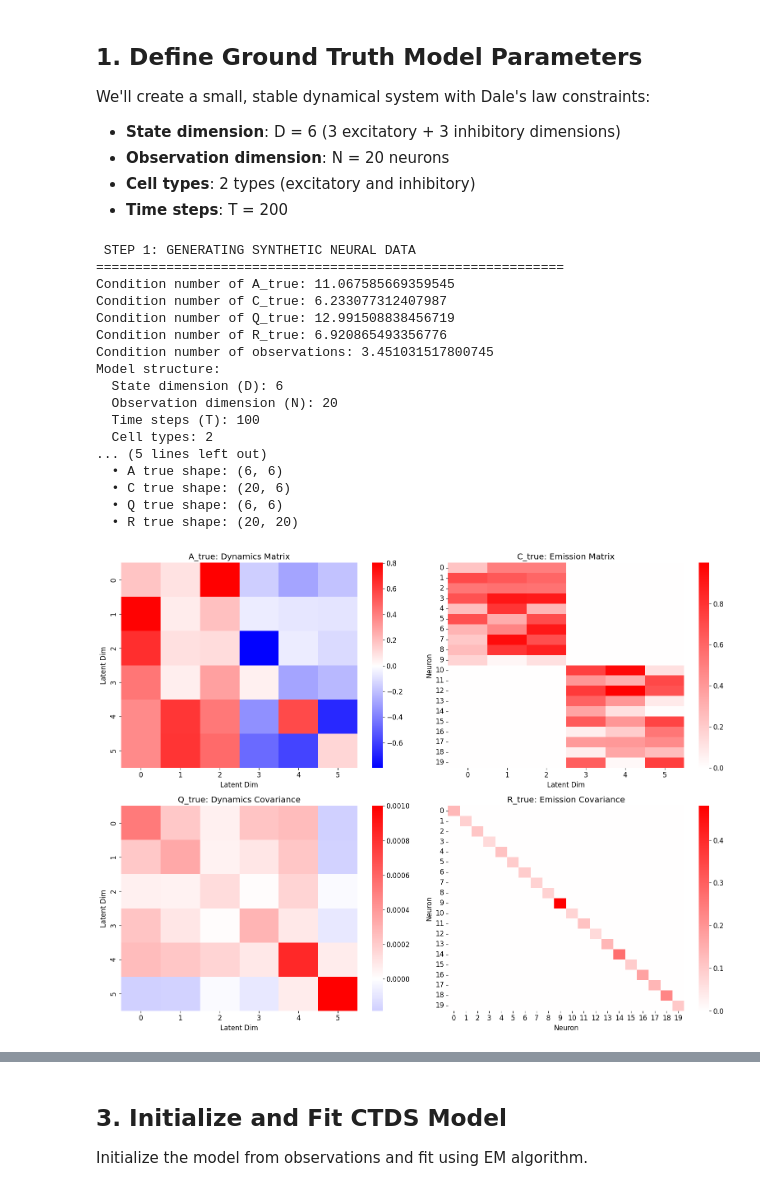
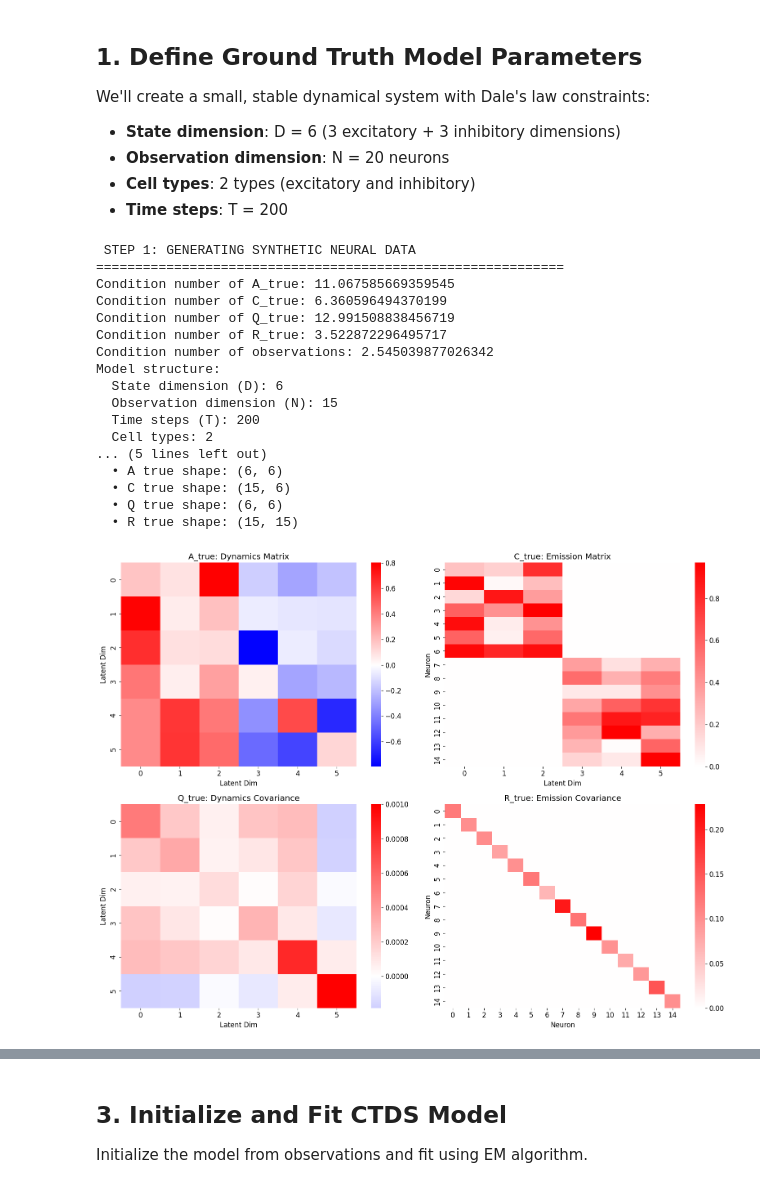
Before and after one commit to kasherri/CTDS, a Jupyter notebook: ctds_model_validation.ipynb, the cells around one changed output, grey strips where cells are left out. Cells and saved outputs as stored; diff of their text form; code cells hidden in the pictures.

```diff
--- a/ctds_model_validation.ipynb
+++ b/ctds_model_validation.ipynb
@@ -76,8 +76,8 @@ We'll create a small, stable dynamical system with Dale's law constraints:
 # %%
 # Define dimensions and structure
 D = 6  # Total state dimension
-N = 20  # Number of observed neurons
-T = 100  # Number of time steps
+N = 15  # Number of observed neurons
+T = 200  # Number of time steps
 K = 2  # Number of cell types
 key = jr.PRNGKey(0)  # Random key for reproducibility
 # Step 1: Generate Synthetic Data for Demonstration
@@ -147,41 +147,41 @@ axes[0, 0].set_ylabel('Latent Dim')
 sns.heatmap(np.array(C_true), cmap='bwr', center=0, cbar=True, ax=axes[0, 1])
 axes[0, 1].set_title('C_true: Emission Matrix')
 axes[0, 1].set_xlabel('Latent Dim')
 axes[0, 1].set_ylabel('Neuron')
 
 # Visualize Q_true (dynamics covariance)
 sns.heatmap(np.array(Q_true), cmap='bwr', center=0, cbar=True, ax=axes[1, 0])
 axes[1, 0].set_title('Q_true: Dynamics Covariance')
 axes[1, 0].set_xlabel('Latent Dim')
 axes[1, 0].set_ylabel('Latent Dim')
 
 # Visualize R_true (emission covariance)
 sns.heatmap(np.array(R_true), cmap='bwr', center=0, cbar=True, ax=axes[1, 1])
 axes[1, 1].set_title('R_true: Emission Covariance')
 axes[1, 1].set_xlabel('Neuron')
 axes[1, 1].set_ylabel('Neuron')
 
 plt.tight_layout()
 plt.show()
 # %% [output]
  STEP 1: GENERATING SYNTHETIC NEURAL DATA
 ============================================================
 Condition number of A_true: 11.067585669359545
-Condition number of C_true: 6.233077312407987
+Condition number of C_true: 6.360596494370199
 Condition number of Q_true: 12.991508838456719
-Condition number of R_true: 6.920865493356776
-Condition number of observations: 3.451031517800745
+Condition number of R_true: 3.522872296495717
+Condition number of observations: 2.545039877026342
 Model structure:
   State dimension (D): 6
-  Observation dimension (N): 20
-  Time steps (T): 100
+  Observation dimension (N): 15
+  Time steps (T): 200
   Cell types: 2
 ... (5 lines left out)
   • A true shape: (6, 6)
-  • C true shape: (20, 6)
+  • C true shape: (15, 6)
   • Q true shape: (6, 6)
-  • R true shape: (20, 20)
+  • R true shape: (15, 15)
-[figure, old version]
+[figure, new version]
 # %%
 # Generate datasets from CTDS model using ground truth parameters
 print(" STEP 1b: GENERATING DATASETS FROM CTDS MODEL")
```
Also changed, not shown: parts of 12 cells of this notebook, 2 other files.
